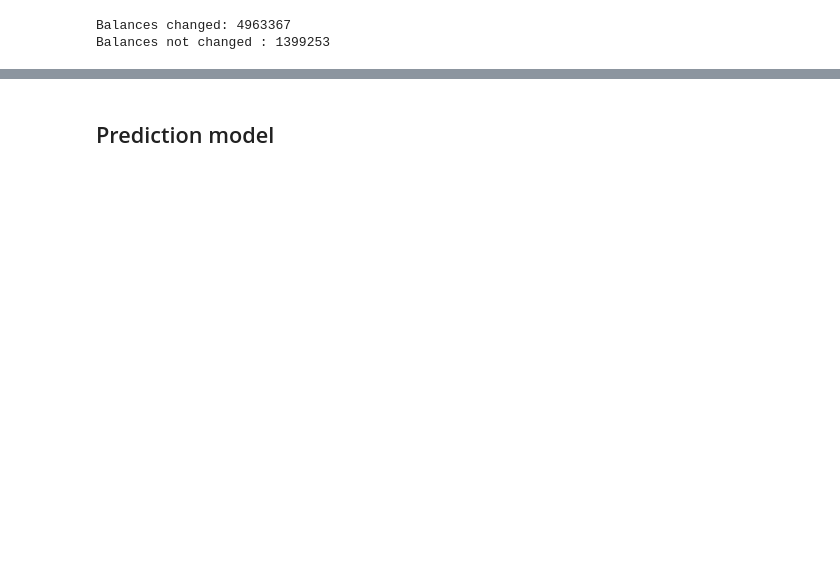
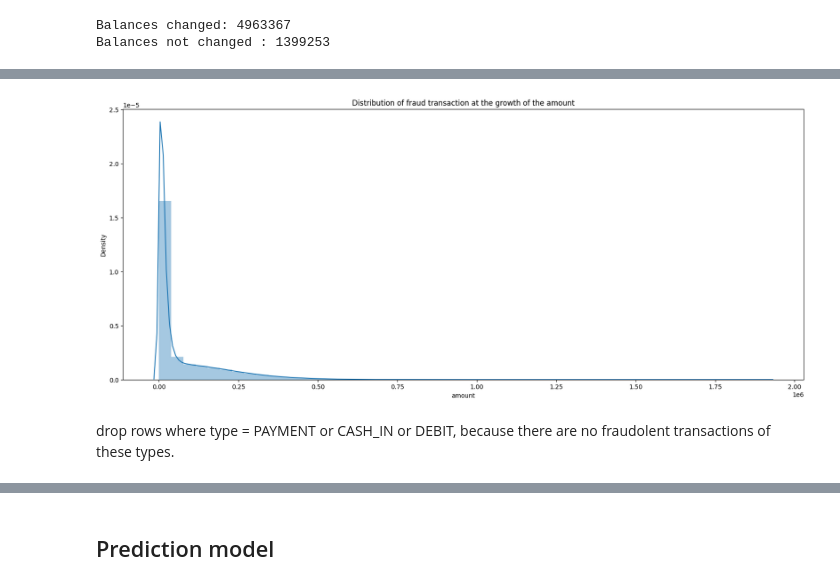
Before and after one commit to TitoTamburini/FDS_Final_Project, a Jupyter notebook: main_last_FDS.ipynb, the cells around one changed output, grey strips where cells are left out. Drawn from its saved outputs; the diff is of its cells as text; code cells hidden in the pictures; blank space fills up the shorter version.

```diff
--- a/main_last_FDS.ipynb
+++ b/main_last_FDS.ipynb
@@ -400,0 +406,2 @@ The history saving thread hit an unexpected error (OperationalError('database or
+# %%
+not_fraud =  data.loc[data.type != 'CASH_OUT'].loc[data.type!='TRANSFER']
@@ -400,0 +415,9 @@ The history saving thread hit an unexpected error (OperationalError('database or
+# %%
+plt.figure(figsize=(20, 8))
+sns.distplot(not_fraud['amount'])
+plt.title("Distribution of fraud transaction at the growth of the amount", fontdict=None, loc='center')
+plt.show()
+# %% [output]
+[figure, added]
+# %% [markdown]
+drop rows where type = PAYMENT or CASH_IN or DEBIT, because there are no fraudolent transactions of these types.
```
Also changed, not shown: parts of 19 cells of this notebook, 1 other file.
